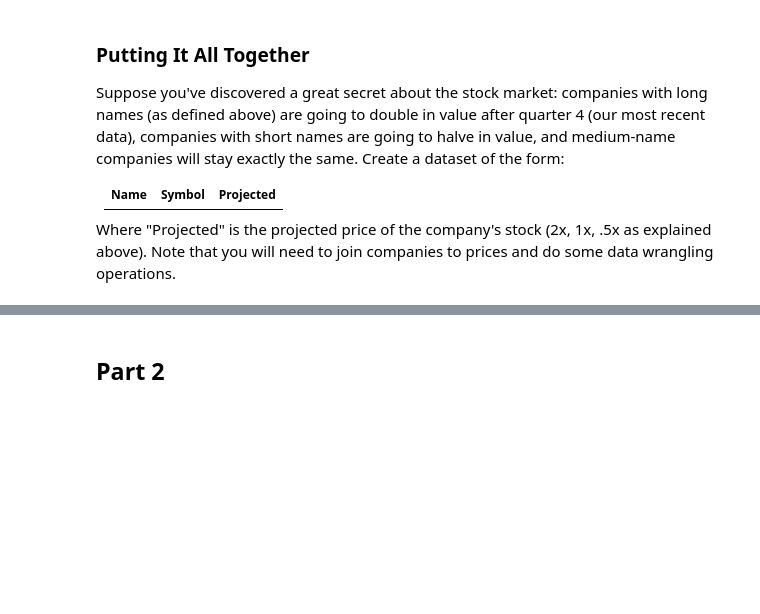
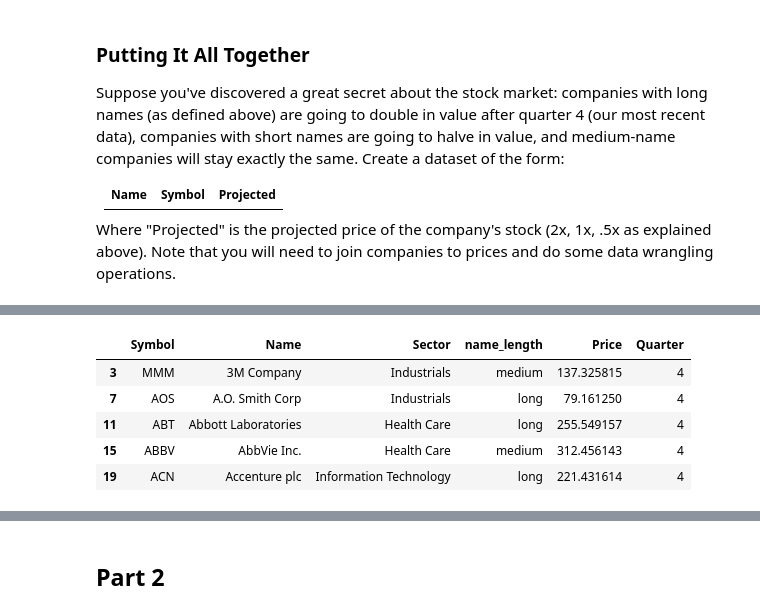
Before and after one commit to uc-python/intermediate-python-datasci, a Jupyter notebook: notebooks/Case Study Solutions.ipynb, the cells around one changed output, grey strips where cells are left out. Cells and saved outputs as stored; diff of their text form; code cells hidden in the pictures; blank space fills up the shorter version.

```diff
--- a/notebooks/Case Study Solutions.ipynb
+++ b/notebooks/Case Study Solutions.ipynb
@@ -154,0 +166,11 @@ Where "Projected" is the projected price of the company's stock (2x, 1x, .5x as
+# %%
+# We only need quarter four prices. Copying avoids a later pandas warning, but it's not required.
+q4_prices = merged[merged['Quarter'] == 4].copy()
+q4_prices.head()
+# %% [output]
+|  | Symbol | Name | Sector | name_length | Price | Quarter |
+| 3 | MMM | 3M Company | Industrials | medium | 137.325815 | 4 |
+| 7 | AOS | A.O. Smith Corp | Industrials | long | 79.161250 | 4 |
+| 11 | ABT | Abbott Laboratories | Health Care | long | 255.549157 | 4 |
+| 15 | ABBV | AbbVie Inc. | Health Care | medium | 312.456143 | 4 |
+| 19 | ACN | Accenture plc | Information Technology | long | 221.431614 | 4 |
```
Also changed, not shown: parts of 6 cells of this notebook.
